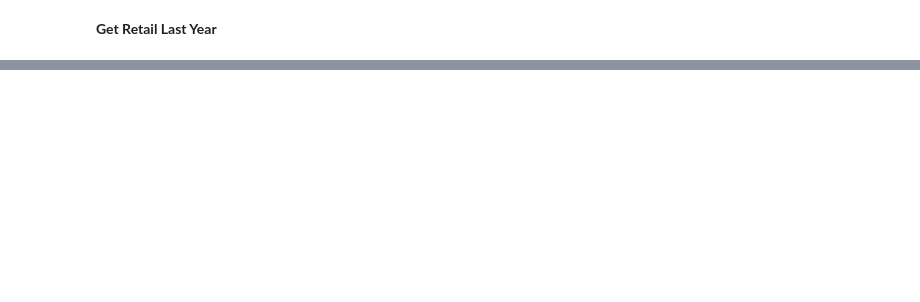
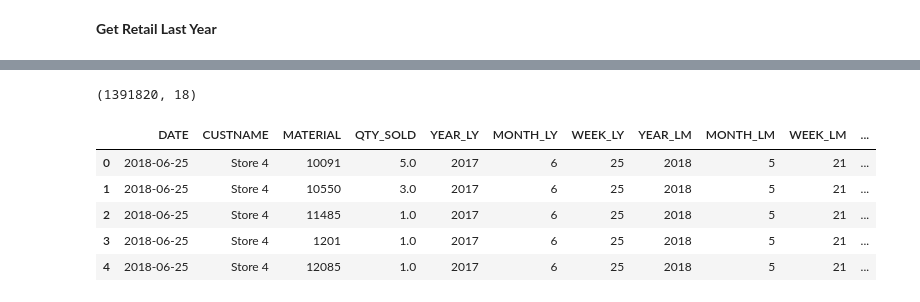
Before and after one commit to Mingjie-K/NUS, a Jupyter notebook: Year 1 Sem 1/Retail Analytics Project.ipynb, the cells around one changed output, grey strips where cells are left out. Cells and saved outputs as stored; diff of their text form; code cells hidden in the pictures; blank space fills up the shorter version.

```diff
--- a/Year 1 Sem 1/Retail Analytics Project.ipynb
+++ b/Year 1 Sem 1/Retail Analytics Project.ipynb
@@ -349,0 +243,17 @@ retail_df.loc[retail_df['DATE_LY'] == retail_df['DATE']]
+# %%
+season_df['DATE'] = season_df['DATE'].apply(pd.to_datetime)
+retail_ly_lm_lw['DATE'] = retail_ly_lm_lw['DATE'].apply(pd.to_datetime)
+# %%
+retail_ly_lm_lw = retail_ly_lm_lw.merge(season_df, on='DATE', how='left')
+# %%
+retail_ly_lm_lw['Phoon Huat Season'] = retail_ly_lm_lw['Phoon Huat Season'].fillna(0)
+print(retail_ly_lm_lw.shape)
+retail_ly_lm_lw.head()
+# %% [output]
+(1391820, 18)
+|  | DATE | CUSTNAME | MATERIAL | QTY_SOLD | YEAR_LY | MONTH_LY | WEEK_LY | YEAR_LM | MONTH_LM | WEEK_LM | ... |
+| 0 | 2018-06-25 | Store 4 | 10091 | 5.0 | 2017 | 6 | 25 | 2018 | 5 | 21 | ... |
+| 1 | 2018-06-25 | Store 4 | 10550 | 3.0 | 2017 | 6 | 25 | 2018 | 5 | 21 | ... |
+| 2 | 2018-06-25 | Store 4 | 11485 | 1.0 | 2017 | 6 | 25 | 2018 | 5 | 21 | ... |
+| 3 | 2018-06-25 | Store 4 | 1201 | 1.0 | 2017 | 6 | 25 | 2018 | 5 | 21 | ... |
+| 4 | 2018-06-25 | Store 4 | 12085 | 1.0 | 2017 | 6 | 25 | 2018 | 5 | 21 | ... |
```
Also changed, not shown: parts of 60 cells of this notebook.
